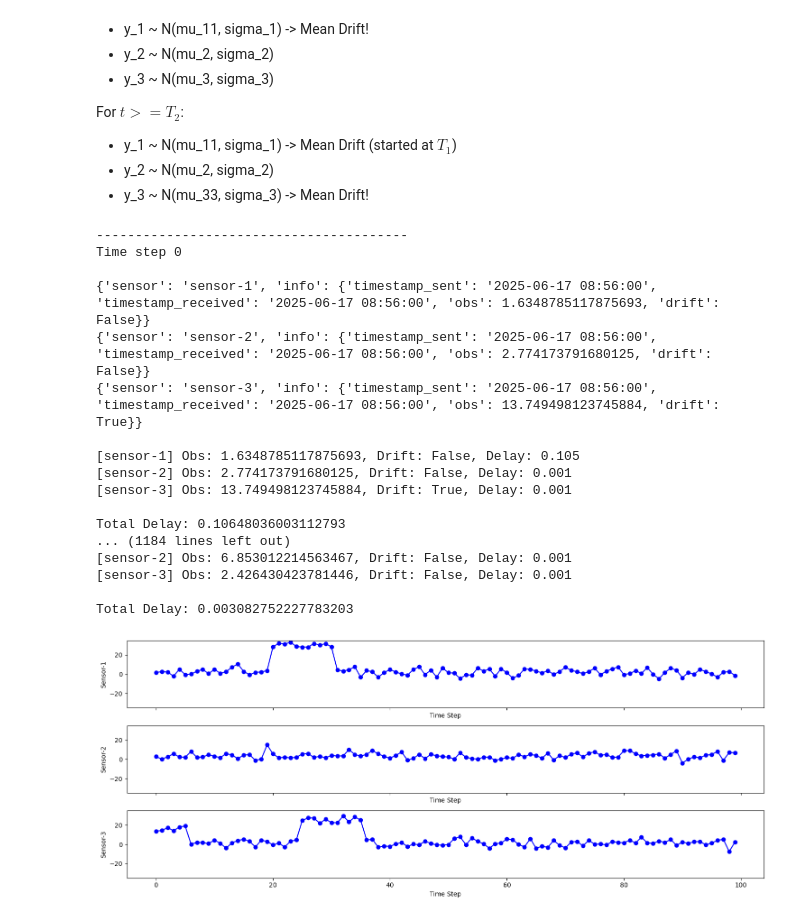
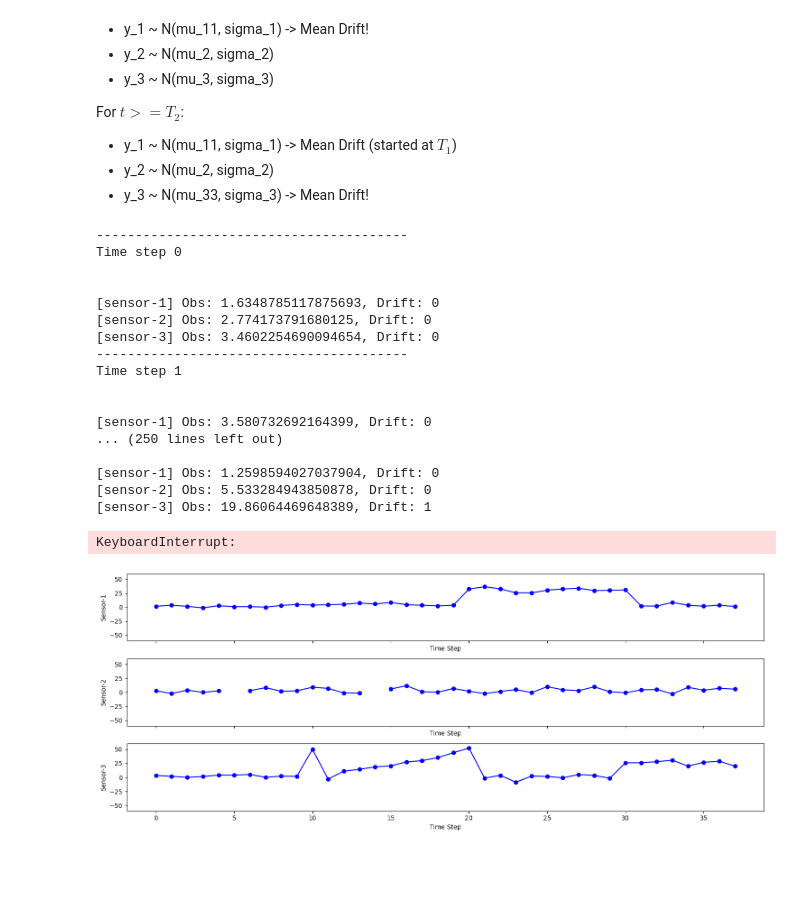
Before and after one commit to giobbu/online-root-cause-analysis, a Jupyter notebook: notebooks/00_kafka_DGP_producer.ipynb, the cells around one changed output. Drawn from its saved outputs; the diff is of its cells as text; code cells hidden in the pictures; blank space fills up the shorter version.

Commit message:
kafka-sender: delete delay time and add simulation gradual mean drift

```diff
--- a/notebooks/00_kafka_DGP_producer.ipynb
+++ b/notebooks/00_kafka_DGP_producer.ipynb
@@ -61,7 +68,8 @@ params_sens2 = SensorParams(sensor_name="sensor-2",
                             mu=3.5,
                             sigma=3,
                             eps=0.1,
-                            max_delay=.1
+                            max_delay=.1,
+                            eps_nan = .01
                             )
 
 params_sens3 = SensorParams(sensor_name="sensor-3",
@@ -127,17 +140,16 @@ np.random.seed(SEED)
 
 list_sensobs_1=[]
 list_drifts_1=[]
-list_delay_1=[]
 
 list_sensobs_2 = []
 list_drifts_2=[]
-list_delay_2=[]
 
 list_sensobs_3=[]
 list_drifts_3=[]
-list_delay_3=[]
 
-for _ in range(100):
+#for _ in range(100):
+
+while True:
 
     print("--"*20)
     print(f"Time step {i}")
@@ -145,73 +157,68 @@ for _ in range(100):
 
     # Sensor-1
     data_1, \
-        drift_1,\
-            delay_1 = send_sensor_data(producer=producer,
+        drift_1 = send_sensor_data(producer=producer,
                                            topic="sensors",
                                            params=params_sens1,
                                            time_step=i)
     # Sensor-2
     data_2, \
-        drift_2,\
-            delay_2 = send_sensor_data(producer=producer,
+        drift_2 = send_sensor_data(producer=producer,
                                            topic="sensors",
                                            params=params_sens2,
                                            time_step=i)
     # Sensor-3
     data_3, \
-        drift_3,\
-            delay_3 = send_sensor_data(producer=producer,
+        drift_3 = send_sensor_data(producer=producer,
                                            topic="sensors",
                                            params=params_sens3,
                                            time_step=i)
 
     list_sensobs_1.append(data_1)
     list_drifts_1.append(drift_1)
-    list_delay_1.append(delay_1)
 
     list_sensobs_2.append(data_2)
     list_drifts_2.append(drift_2)
-    list_delay_2.append(delay_2)
 
     list_sensobs_3.append(data_3)
     list_drifts_3.append(drift_3)
-    list_delay_3.append(delay_3)
 
     print(" ")
-    print(f"[sensor-1] Obs: {data_1}, Drift: {drift_1}, Delay: {round(delay_1,3)}")
-    print(f"[sensor-2] Obs: {data_2}, Drift: {drift_2}, Delay: {round(delay_2,3)}")
-    print(f"[sensor-3] Obs: {data_3}, Drift: {drift_3}, Delay: {round(delay_3,3)}")
-    print(" ")
-    print(f"Total Delay: {delay_1 + delay_2 + delay_3}")
+    print(f"[sensor-1] Obs: {data_1}, Drift: {drift_1}")
+    print(f"[sensor-2] Obs: {data_2}, Drift: {drift_2}")
+    print(f"[sensor-3] Obs: {data_3}, Drift: {drift_3}")
 
     i+=1  # increase count
+
+    time.sleep(5)
 # %% [output]
 ----------------------------------------
 Time step 0
 
-{'sensor': 'sensor-1', 'info': {'timestamp_sent': '2025-06-17 08:56:00', 'timestamp_received': '2025-06-17 08:56:00', 'obs': 1.6348785117875693, 'drift': False}}
-{'sensor': 'sensor-2', 'info': {'timestamp_sent': '2025-06-17 08:56:00', 'timestamp_received': '2025-06-17 08:56:00', 'obs': 2.774173791680125, 'drift': False}}
-{'sensor': 'sensor-3', 'info': {'timestamp_sent': '2025-06-17 08:56:00', 'timestamp_received': '2025-06-17 08:56:00', 'obs': 13.749498123745884, 'drift': True}}
 
-[sensor-1] Obs: 1.6348785117875693, Drift: False, Delay: 0.105
-[sensor-2] Obs: 2.774173791680125, Drift: False, Delay: 0.001
-[sensor-3] Obs: 13.749498123745884, Drift: True, Delay: 0.001
+[sensor-1] Obs: 1.6348785117875693, Drift: 0
+[sensor-2] Obs: 2.774173791680125, Drift: 0
+[sensor-3] Obs: 3.4602254690094654, Drift: 0
+----------------------------------------
+Time step 1
 
-Total Delay: 0.10648036003112793
-... (1184 lines left out)
-[sensor-2] Obs: 6.853012214563467, Drift: False, Delay: 0.001
-[sensor-3] Obs: 2.426430423781446, Drift: False, Delay: 0.001
 
-Total Delay: 0.003082752227783203
+[sensor-1] Obs: 3.580732692164399, Drift: 0
+... (250 lines left out)
+
+[sensor-1] Obs: 1.2598594027037904, Drift: 0
+[sensor-2] Obs: 5.533284943850878, Drift: 0
+[sensor-3] Obs: 19.86064469648389, Drift: 1
+KeyboardInterrupt:
 # %%
 obs_data_stream = np.array([list_sensobs_1, list_sensobs_2, list_sensobs_3])
 
 # plot sensor observations
-y_upper_limit= 35
-y_lower_limit= -35
+y_upper_limit= 60
+y_lower_limit= -60
 plot_sens_obs(obs_data_stream, ylim_low=y_lower_limit, ylim_up=y_upper_limit)
 # %% [output]
-[figure, old version]
+[figure, new version]
 # %%
 drift_data_stream = np.array([list_drifts_1, list_drifts_2, list_drifts_3])
 
```
Also changed, not shown: parts of 4 cells of this notebook, 2 other files.
